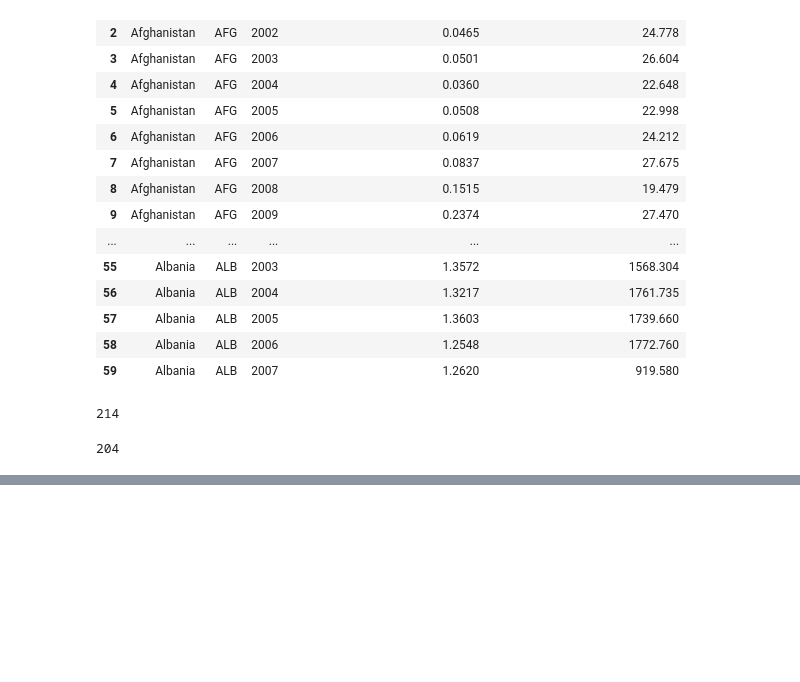
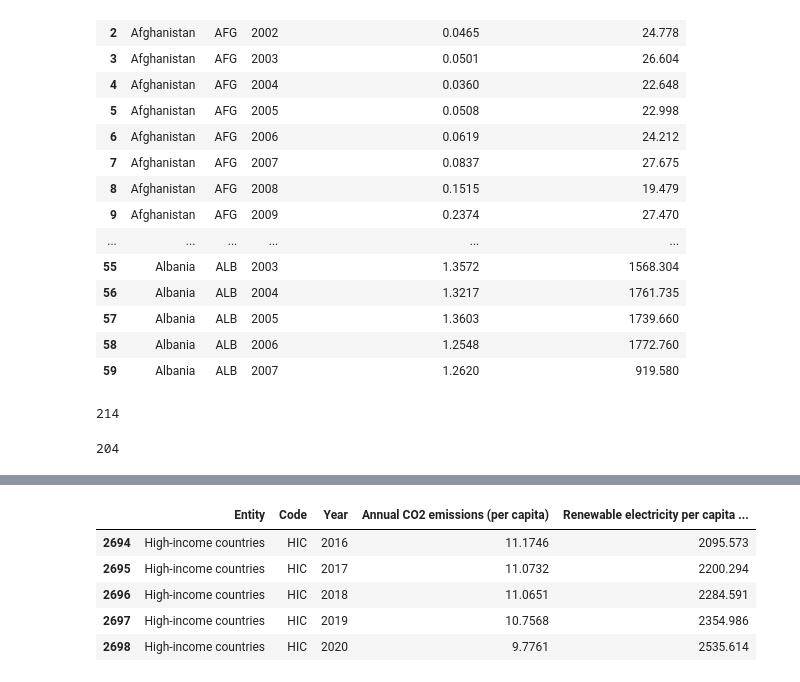
Before and after one commit to Ricardolpz99/Turn-Green, a Jupyter notebook: Clean_data_per_capita.ipynb, the cells around one changed output, grey strips where cells are left out. Drawn from its saved outputs; the diff is of its cells as text; code cells hidden in the pictures; blank space fills up the shorter version.

```diff
--- a/Clean_data_per_capita.ipynb
+++ b/Clean_data_per_capita.ipynb
@@ -95,0 +111,9 @@ Climate_data_complete_per_capita_df.to_csv('Climate_data_complete_per_capita.csv
+# %%
+Climate_data_complete_per_capita_df.loc[Climate_data_complete_per_capita_df['Code'] == 'HIC'].tail()
+# %% [output]
+|  | Entity | Code | Year | Annual CO2 emissions (per capita) | Renewable electricity per capita ... |
+| 2694 | High-income countries | HIC | 2016 | 11.1746 | 2095.573 |
+| 2695 | High-income countries | HIC | 2017 | 11.0732 | 2200.294 |
+| 2696 | High-income countries | HIC | 2018 | 11.0651 | 2284.591 |
+| 2697 | High-income countries | HIC | 2019 | 10.7568 | 2354.986 |
+| 2698 | High-income countries | HIC | 2020 | 9.7761 | 2535.614 |
```
Also changed, not shown: parts of 3 cells of this notebook, 5 other files.
